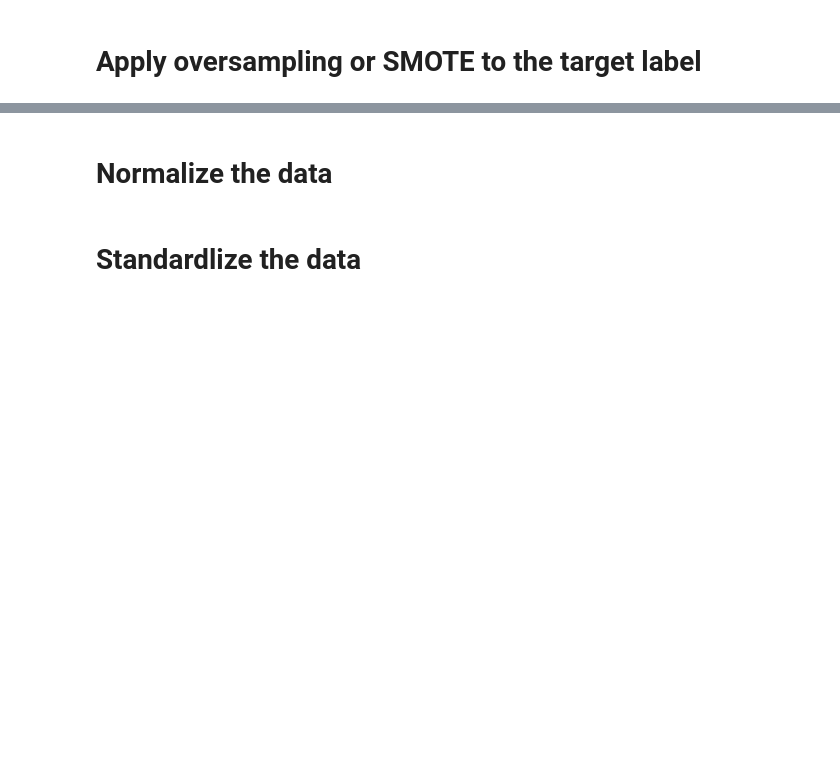
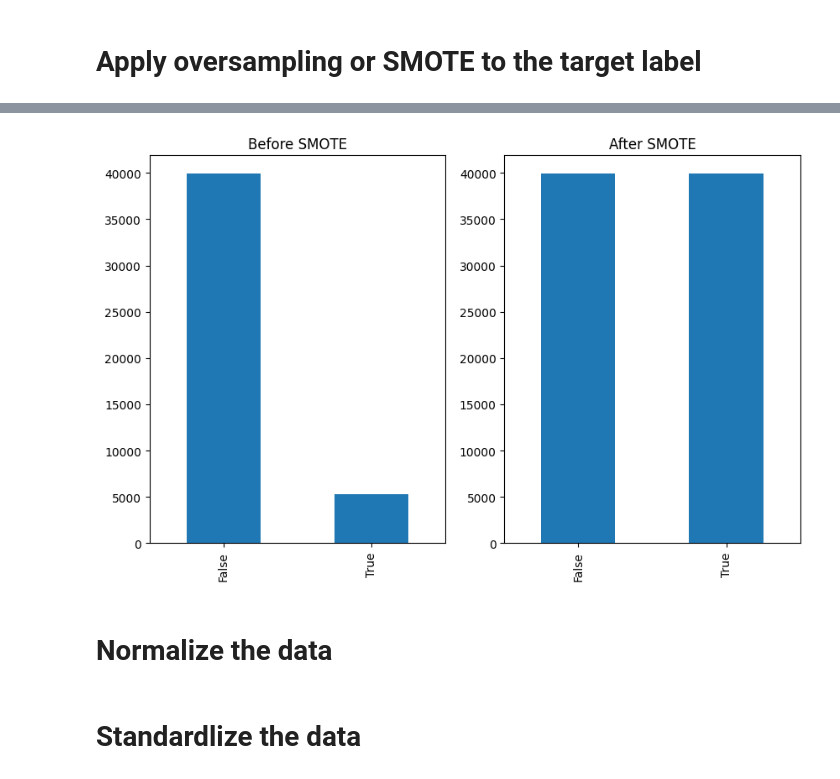
Before and after one commit to Tuwaiq-Data-Science-Bootcamp-V5/Preprocessing_Lab1, a Jupyter notebook: Preprocessing.ipynb, the cells around one changed output, grey strips where cells are left out. Cells and saved outputs as stored; diff of their text form; code cells hidden in the pictures; blank space fills up the shorter version.

```diff
--- a/Preprocessing.ipynb
+++ b/Preprocessing.ipynb
@@ -13,2 +64,12 @@
 # %% [markdown]
 # Apply oversampling or SMOTE to the target label
+# %%
+df.drop('user_id', axis=1, inplace=True)
+X = df.drop('term_deposit',axis=1)
+y = df['term_deposit']
+
+smote = SMOTE(random_state=42)
+X_resampled, y_resampled = smote.fit_resample(X, y)
+
+df_resampled = pd.concat([pd.DataFrame(X_resampled), pd.Series(y_resampled, name='term_deposit')], axis=1)
+df_resampled
@@ -15,2 +90,13 @@
+# %%
+plt.figure(figsize=(10, 6))
+plt.subplot(1, 2, 1)
+plt.title('Before SMOTE')
+df['term_deposit'].value_counts().plot(kind='bar')
+plt.subplot(1, 2, 2)
+plt.title('After SMOTE')
+df_resampled['term_deposit'].value_counts().plot(kind='bar')
+plt.show()
+# %% [output]
+[figure, added]
 # %% [markdown]
 # Normalize the data
```
Also changed, not shown: parts of 15 cells of this notebook.
